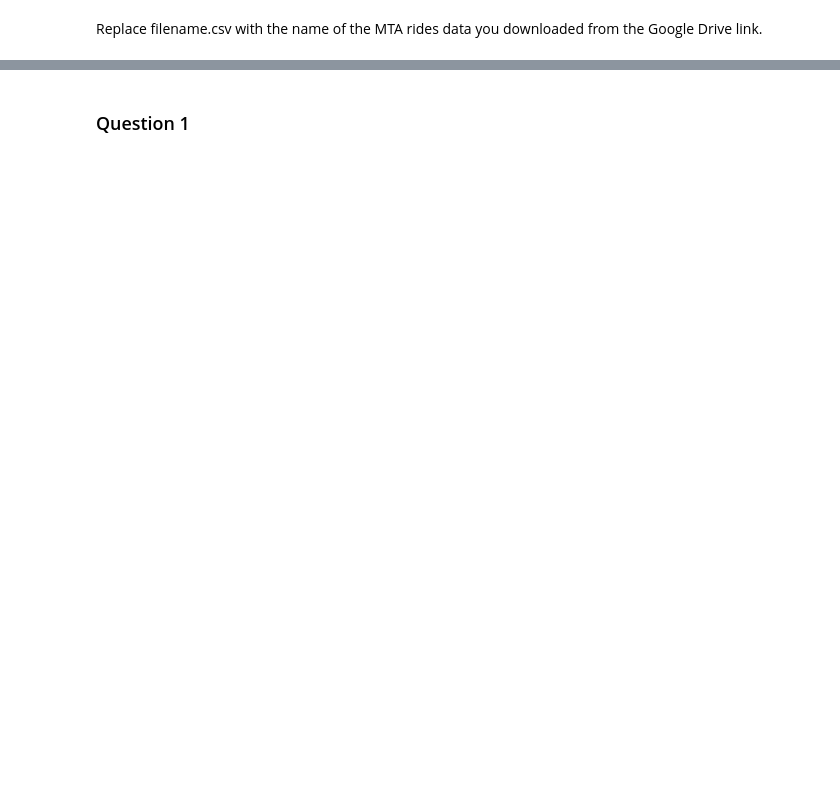
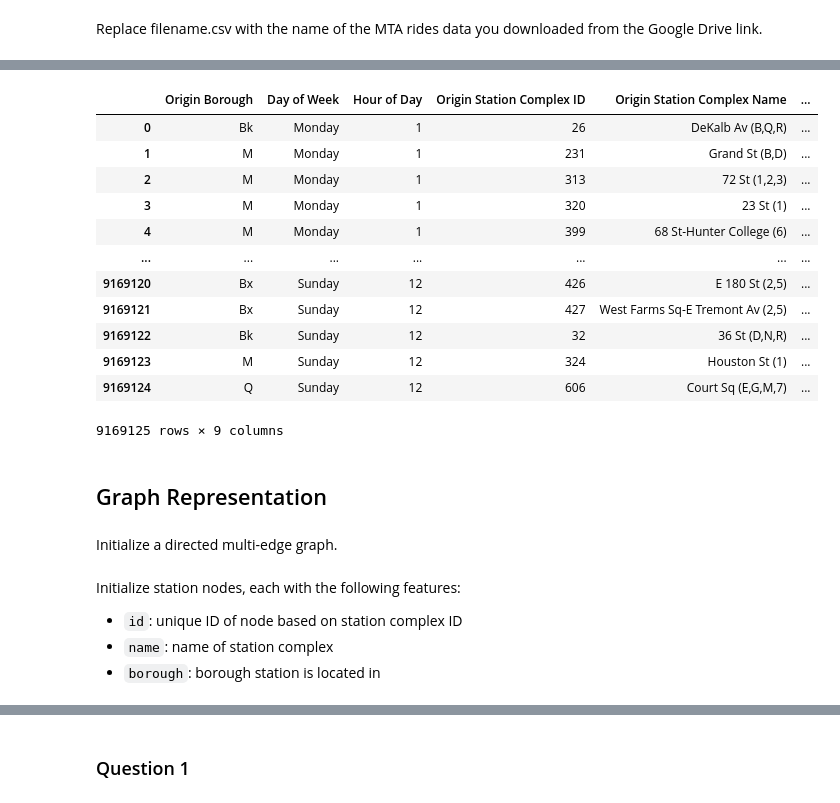
Before and after one commit to waltercywong/MTA_Subway_Graph_Representation, a Jupyter notebook: src/representation.ipynb, the cells around one changed output, grey strips where cells are left out. Drawn from its saved outputs; the diff is of its cells as text; code cells hidden in the pictures; blank space fills up the shorter version.

```diff
--- a/src/representation.ipynb
+++ b/src/representation.ipynb
@@ -26,3 +58,23 @@ rides_complete = origin_borough_rides.rename(columns={'Borough':'Origin Borough'
 rides_complete = pd.merge(rides_complete, stations_borough, left_on='Destination Station Complex ID', right_on='Complex ID', how='left')
 rides_complete = rides_complete.rename(columns={'Borough': 'Destination Borough'})
 rides_complete = rides_complete.drop(columns = ['Complex ID_x', 'Complex ID_y', 'Year', 'Month', 'Timestamp', 'Origin Latitude', 'Origin Longitude', 'Destination Latitude', 'Destination Longitude', 'Origin Point', 'Destination Point'])
+# %%
+rides_complete
+# %% [output]
+|  | Origin Borough | Day of Week | Hour of Day | Origin Station Complex ID | Origin Station Complex Name | ... |
+| 0 | Bk | Monday | 1 | 26 | DeKalb Av (B,Q,R) | ... |
+| 1 | M | Monday | 1 | 231 | Grand St (B,D) | ... |
+| 2 | M | Monday | 1 | 313 | 72 St (1,2,3) | ... |
+| 3 | M | Monday | 1 | 320 | 23 St (1) | ... |
+| 4 | M | Monday | 1 | 399 | 68 St-Hunter College (6) | ... |
+| ... | ... | ... | ... | ... | ... | ... |
+| 9169120 | Bx | Sunday | 12 | 426 | E 180 St (2,5) | ... |
+| 9169121 | Bx | Sunday | 12 | 427 | West Farms Sq-E Tremont Av (2,5) | ... |
+| 9169122 | Bk | Sunday | 12 | 32 | 36 St (D,N,R) | ... |
+| 9169123 | M | Sunday | 12 | 324 | Houston St (1) | ... |
+| 9169124 | Q | Sunday | 12 | 606 | Court Sq (E,G,M,7) | ... |
+9169125 rows × 9 columns
+# %% [markdown]
+## Graph Representation
+# %% [markdown]
+Initialize a directed multi-edge graph.
@@ -28,0 +83,5 @@ rides_complete = rides_complete.drop(columns = ['Complex ID_x', 'Complex ID_y',
+# %% [markdown]
+Initialize station nodes, each with the following features:
+ - `id`: unique ID of node based on station complex ID
+ - `name`: name of station complex
+ - `borough`: borough station is located in
```
Also changed, not shown: parts of 17 cells of this notebook, 1 other file.
